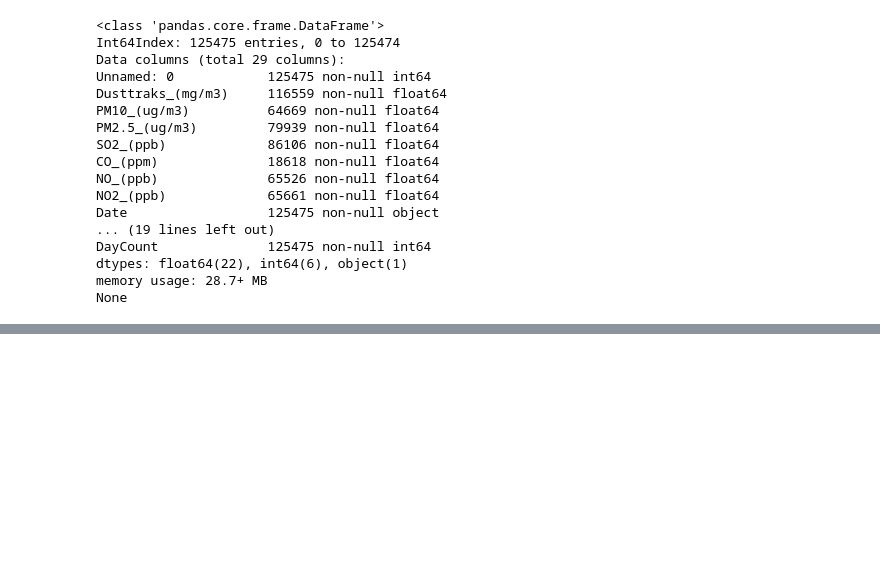
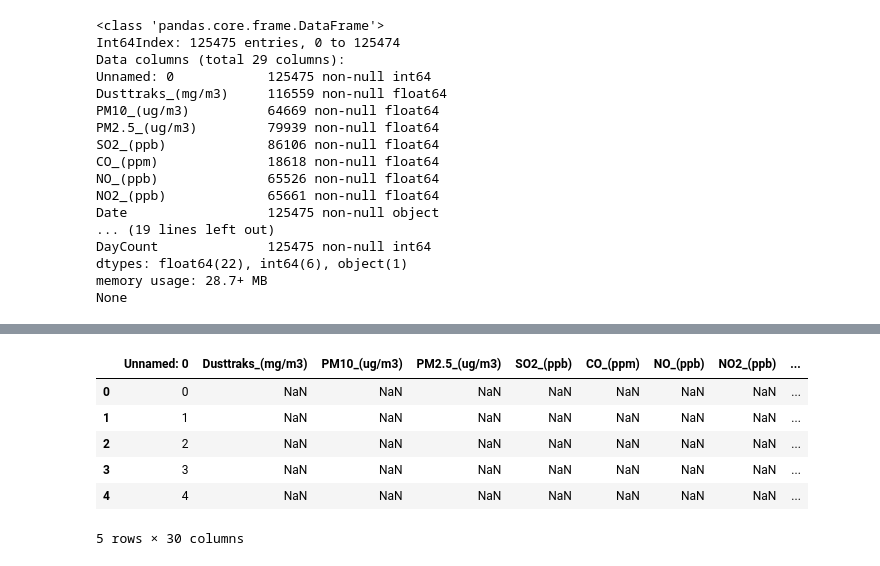
Before and after one commit to BrennaManning/DataScience2016FP, a Jupyter notebook: Beginnings.ipynb, the cells around one changed output, grey strips where cells are left out. Cells and saved outputs as stored; diff of their text form; code cells hidden in the pictures; blank space fills up the shorter version.

```diff
--- a/Beginnings.ipynb
+++ b/Beginnings.ipynb
@@ -294,10 +294,20 @@ df = grouped.apply(compute_avg_temp)
 # %%
 def compute_avg_temp(df):
     df['DailyAverageTemp'] = df['Temperature_(degC)'].mean()
     return df
 
 grouped = df.groupby('DayCount')
 df = grouped.apply(compute_avg_temp)
+
+df.head()
+# %% [output]
+|  | Unnamed: 0 | Dusttraks_(mg/m3) | PM10_(ug/m3) | PM2.5_(ug/m3) | SO2_(ppb) | CO_(ppm) | NO_(ppb) | NO2_(ppb) | ... |
+| 0 | 0 | NaN | NaN | NaN | NaN | NaN | NaN | NaN | ... |
+| 1 | 1 | NaN | NaN | NaN | NaN | NaN | NaN | NaN | ... |
+| 2 | 2 | NaN | NaN | NaN | NaN | NaN | NaN | NaN | ... |
+| 3 | 3 | NaN | NaN | NaN | NaN | NaN | NaN | NaN | ... |
+| 4 | 4 | NaN | NaN | NaN | NaN | NaN | NaN | NaN | ... |
+5 rows × 30 columns
 # %%
 plt.plot(df['DayCount'], df['DailyAverageTemp'])
 plt.title('Average Outdoor Temp By Day')
```
Also changed, not shown: parts of 14 cells of this notebook.
